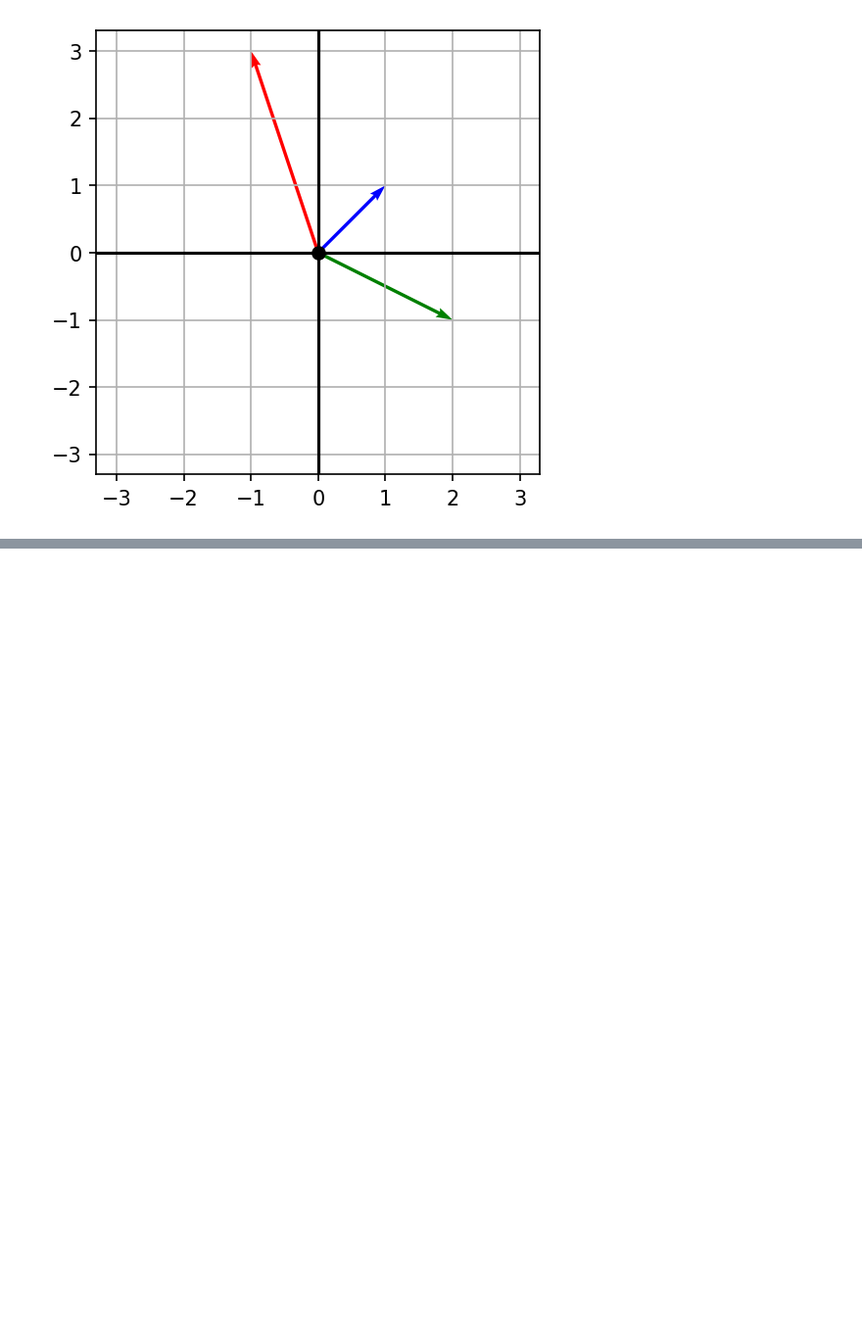
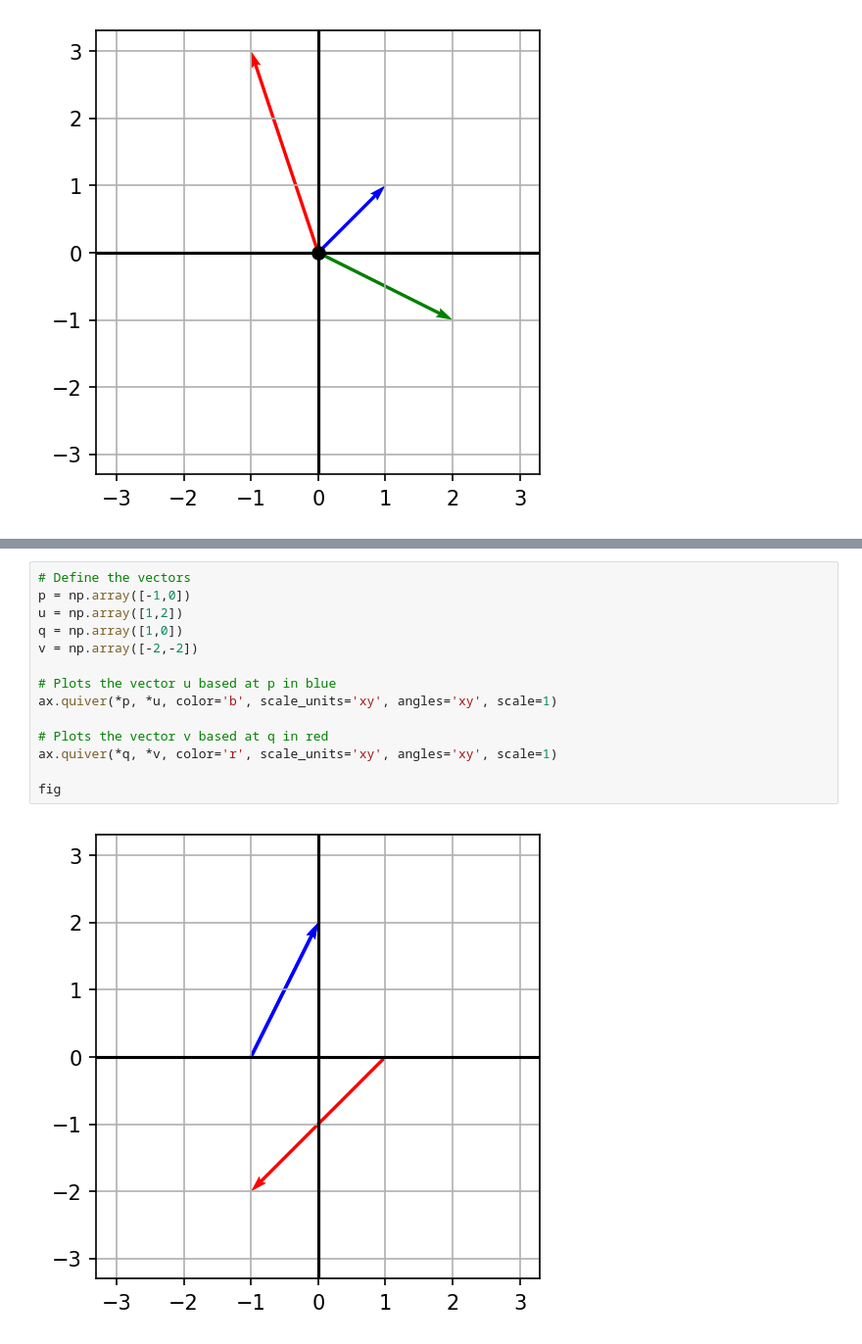
Before and after one commit to holomorpheus/LinearAlg-Scripts, a Jupyter notebook: Vector addition and Scaling.ipynb, the cells around one changed output, grey strips where cells are left out. Shown at 98% size. Saved outputs shown, nothing was run; the diff lists cells and outputs as text; blank space fills up the shorter version.

```diff
--- a/Vector addition and Scaling.ipynb
+++ b/Vector addition and Scaling.ipynb
@@ -102,0 +83,16 @@ $\vec{w} = (2,-1,-2)$
+# %%
+# Define the vectors
+p = np.array([-1,0])
+u = np.array([1,2])
+q = np.array([1,0])
+v = np.array([-2,-2])
+
+# Plots the vector u based at p in blue
+ax.quiver(*p, *u, color='b', scale_units='xy', angles='xy', scale=1)
+
+# Plots the vector v based at q in red
+ax.quiver(*q, *v, color='r', scale_units='xy', angles='xy', scale=1)
+
+fig
+# %% [output]
+[figure, added]
```
Also changed, not shown: parts of 9 cells of this notebook.
